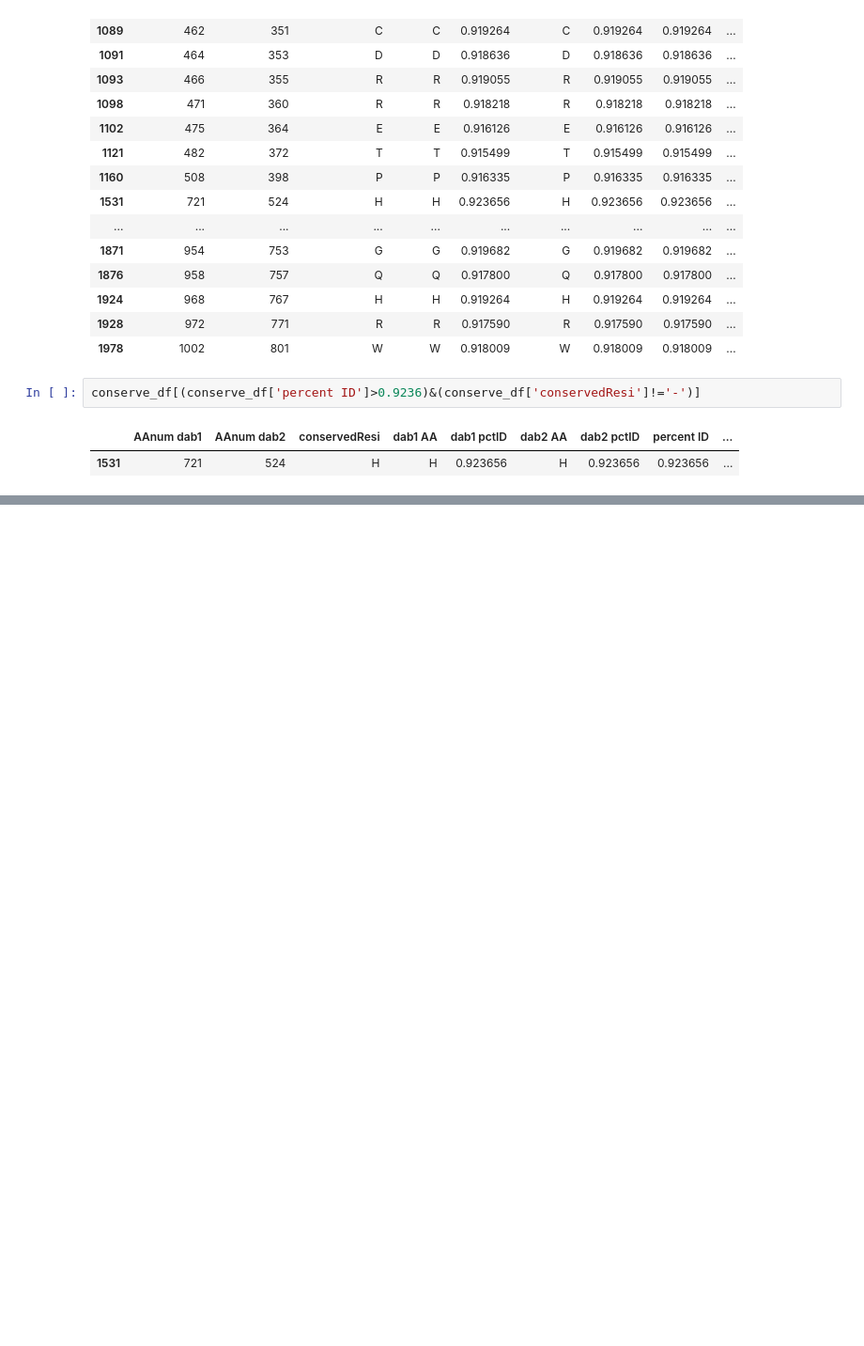
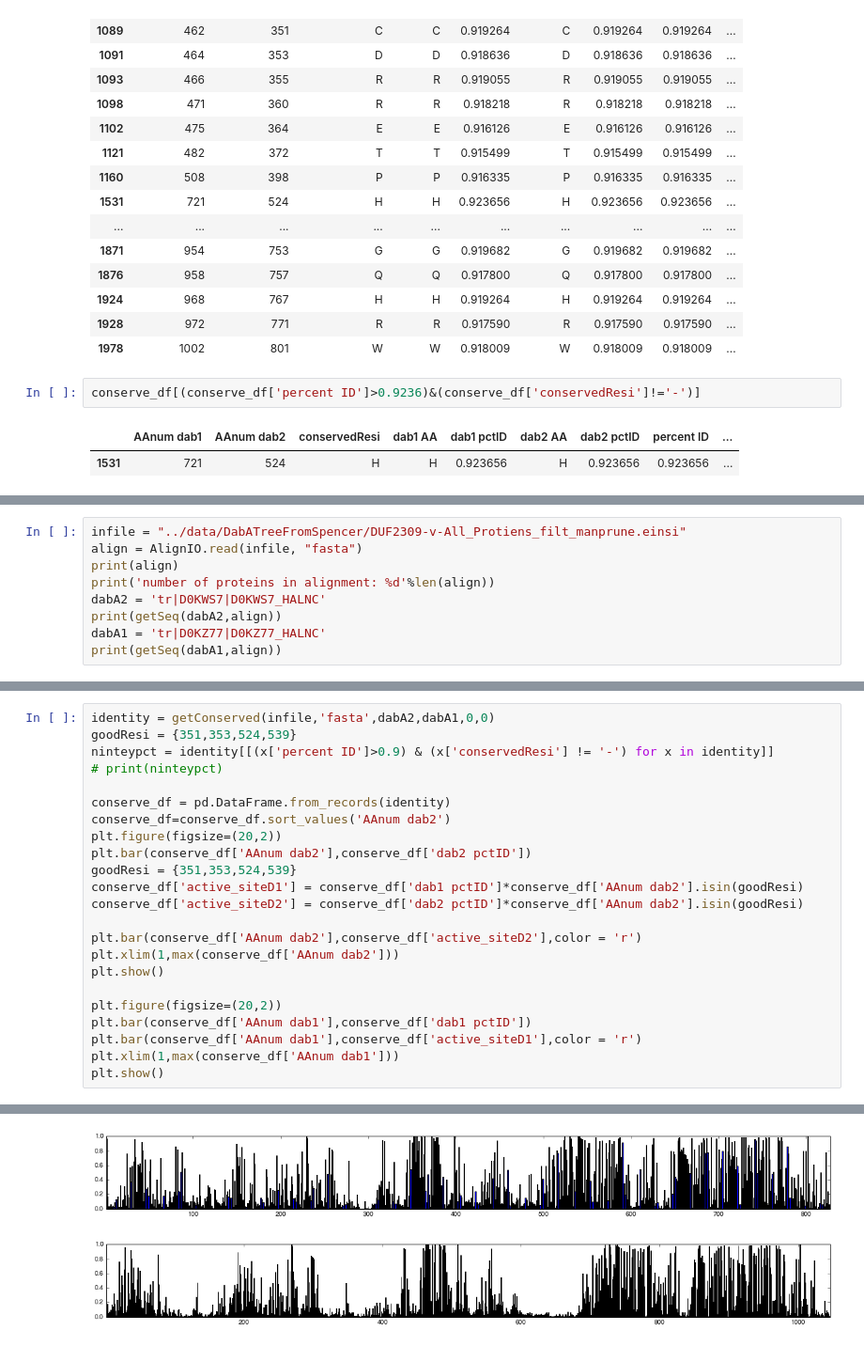
Before and after one commit to jackdesmarais/DabTransporterPaper, a Jupyter notebook: scripts/conservationScoreInAMsa.ipynb, the cells around one changed output, grey strips where cells are left out. Shown: that part at 94% size. Saved outputs shown, nothing was run; the diff lists cells and outputs as text; blank space fills up the shorter version.

```diff
--- a/scripts/conservationScoreInAMsa.ipynb
+++ b/scripts/conservationScoreInAMsa.ipynb
@@ -249,0 +252,9 @@ conserve_df[(conserve_df['percent ID']>0.9236)&(conserve_df['conservedResi']!='-
+# %%
+infile = "../data/DabATreeFromSpencer/DUF2309-v-All_Protiens_filt_manprune.einsi"
+align = AlignIO.read(infile, "fasta")
+print(align)
+print('number of proteins in alignment: %d'%len(align))
+dabA2 = 'tr|D0KWS7|D0KWS7_HALNC'
+print(getSeq(dabA2,align))
+dabA1 = 'tr|D0KZ77|D0KZ77_HALNC'
+print(getSeq(dabA1,align))
@@ -249,0 +279,24 @@ conserve_df[(conserve_df['percent ID']>0.9236)&(conserve_df['conservedResi']!='-
+# %%
+identity = getConserved(infile,'fasta',dabA2,dabA1,0,0)
+goodResi = {351,353,524,539}
+ninteypct = identity[[(x['percent ID']>0.9) & (x['conservedResi'] != '-') for x in identity]]
+# print(ninteypct)
+
+conserve_df = pd.DataFrame.from_records(identity)
+conserve_df=conserve_df.sort_values('AAnum dab2')
+plt.figure(figsize=(20,2))
+plt.bar(conserve_df['AAnum dab2'],conserve_df['dab2 pctID'])
+goodResi = {351,353,524,539}
+conserve_df['active_siteD1'] = conserve_df['dab1 pctID']*conserve_df['AAnum dab2'].isin(goodResi)
+conserve_df['active_siteD2'] = conserve_df['dab2 pctID']*conserve_df['AAnum dab2'].isin(goodResi)
+
+plt.bar(conserve_df['AAnum dab2'],conserve_df['active_siteD2'],color = 'r')
+plt.xlim(1,max(conserve_df['AAnum dab2']))
+plt.show()
+
+plt.figure(figsize=(20,2))
+plt.bar(conserve_df['AAnum dab1'],conserve_df['dab1 pctID'])
+plt.bar(conserve_df['AAnum dab1'],conserve_df['active_siteD1'],color = 'r')
+plt.xlim(1,max(conserve_df['AAnum dab1']))
+plt.show()
+# %% [output]
@@ -249,0 +320,2 @@ conserve_df[(conserve_df['percent ID']>0.9236)&(conserve_df['conservedResi']!='-
+[figure, added]
+[figure, added]
```
Also changed, not shown: parts of 5 cells of this notebook, 52 other files.
